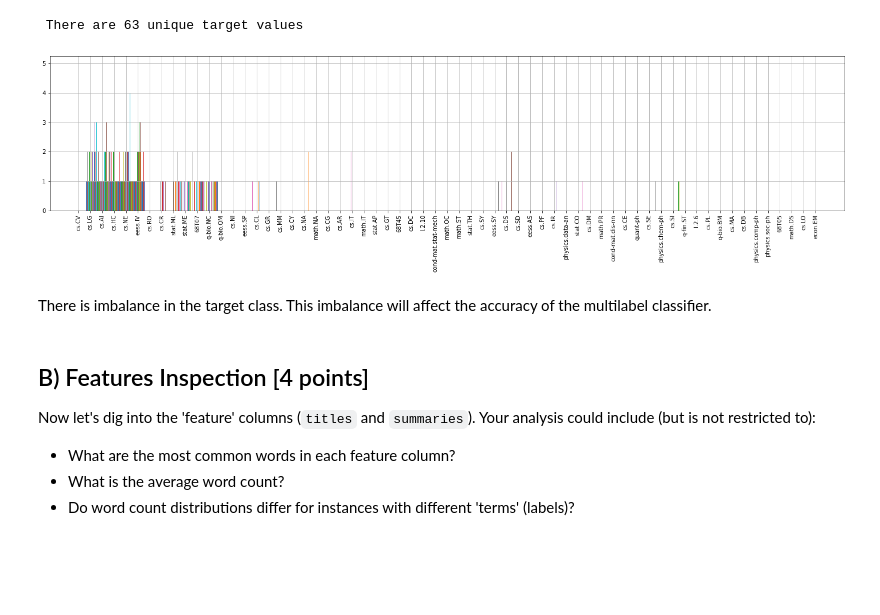
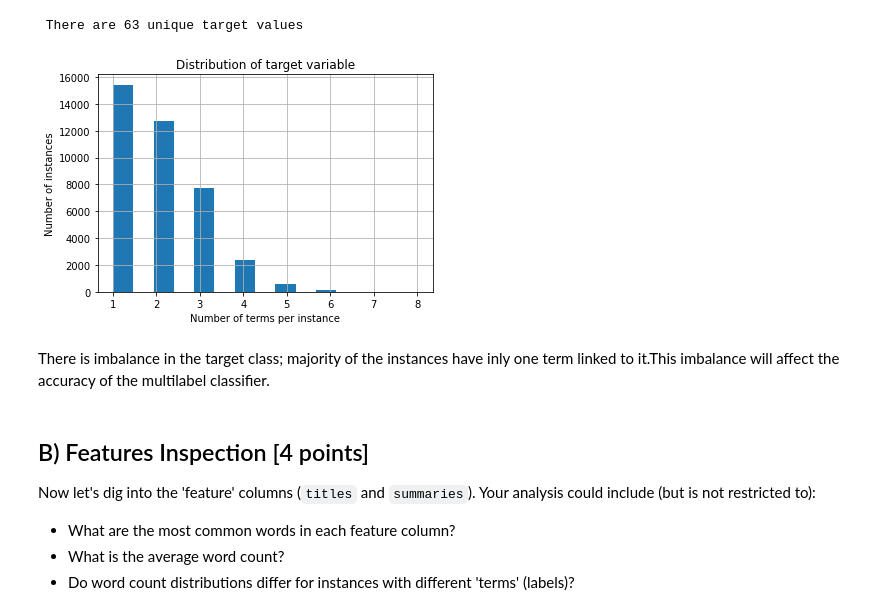
Before and after one commit to asouzujoseph/Machine-learning-with-Python, a Jupyter notebook: Assignment_4_Multi_label_Text_Classification.ipynb, the cells around one changed output. Saved outputs shown, nothing was run; the diff lists cells and outputs as text; code cells hidden in the pictures; blank space fills up the shorter version.

```diff
--- a/Assignment_4_Multi_label_Text_Classification.ipynb
+++ b/Assignment_4_Multi_label_Text_Classification.ipynb
@@ -146,15 +146,21 @@ number = len({x for l in df_clean.terms for x in l})
 print (f" There are {number} unique target values ")
 # %% [output]
  There are 63 unique target values
+# %%
+tokens_dist = df_clean.terms.apply(len);
+tokens_dist.hist(bins=15);
+plt.xlabel("Number of terms per instance");
+plt.ylabel("Number of instances");
+plt.title("Distribution of target variable");
+# %% [output]
+[figure, added]
 # %%
-## distribution
-plt.figure(figsize=(25,5))
-plt.xticks(rotation=90)
-df_clean.terms.hist();
+# ## distribution
+# plt.figure(figsize=(25,5))
+# plt.xticks(rotation=90)
+# df_clean.terms.hist();
-# %% [output]
-[figure, removed]
 # %% [markdown]
-There is imbalance in the target class. This imbalance will affect the accuracy of the multilabel classifier.
+There is imbalance in the target class; majority of the instances have inly one term linked to it.This imbalance will affect the accuracy of the multilabel classifier.
 # %% [markdown]
 ## B) Features Inspection [4 points]
 
```
